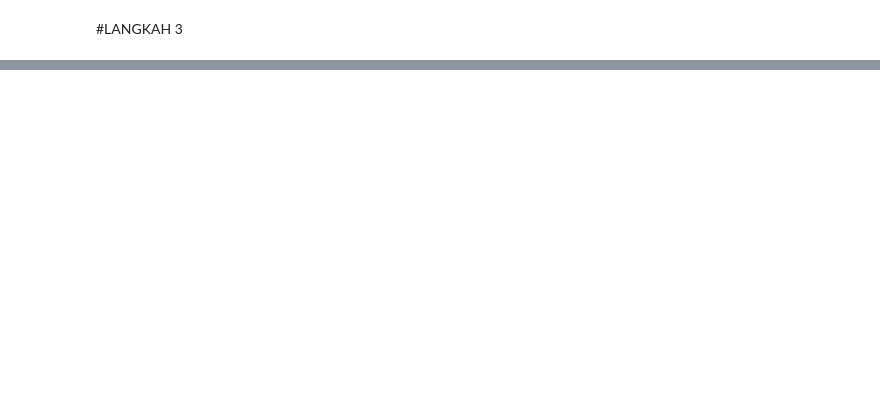
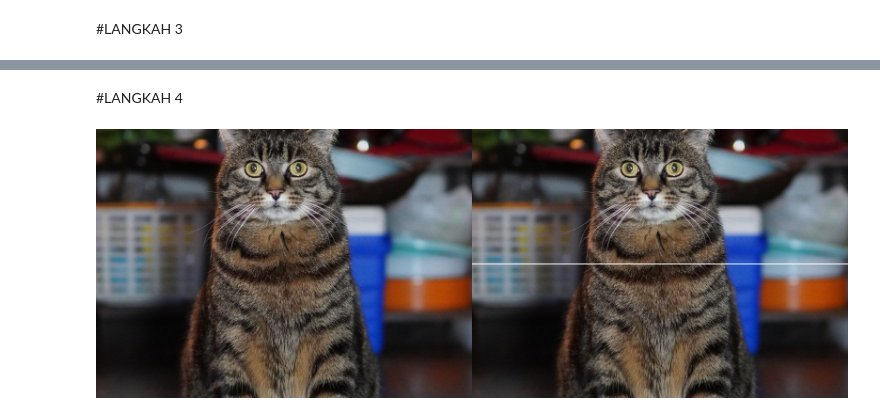
Before and after one commit to GwidoPutra/PCVK_Genap_2025, a Jupyter notebook: week1_PCVK.ipynb, the cells around one changed output, grey strips where cells are left out. Cells and saved outputs as stored; diff of their text form; code cells hidden in the pictures; blank space fills up the shorter version.

```diff
--- a/week1_PCVK.ipynb
+++ b/week1_PCVK.ipynb
@@ -26,2 +34,7 @@ As a substitution, consider using
 # %% [markdown]
 #LANGKAH 3
+# %%
+tinggi = image_2.shape[0]
+lebar = image_2.shape[1]
+print("resolusi image: tinggi x lebar = ", tinggi, " x ", lebar)
+cv2_imshow(image_2)
@@ -27,0 +44,14 @@ As a substitution, consider using
+# %% [markdown]
+#LANGKAH 4
+# %%
+image_2 = cv.cvtColor(image, cv.COLOR_BGR2RGB)
+image_3 = cv.cvtColor(image, cv.COLOR_BGR2RGB)
+
+# membuat garis horizontal di tengah image
+for y in range(lebar):
+    image_3[int((tinggi)/2), y] = [255, 255, 255]
+
+final_frame = cv.hconcat([image_2, image_3])
+cv2_imshow(final_frame)
+# %% [output]
+[figure, added]
```
Also changed, not shown: parts of 6 cells of this notebook.
